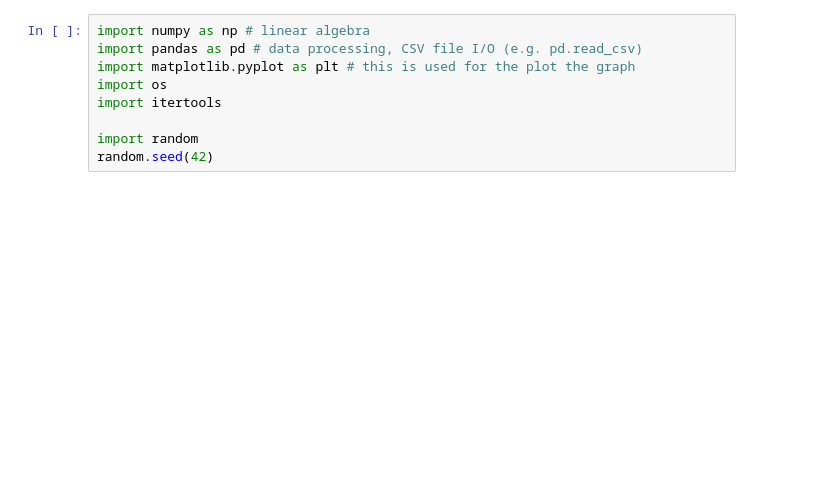
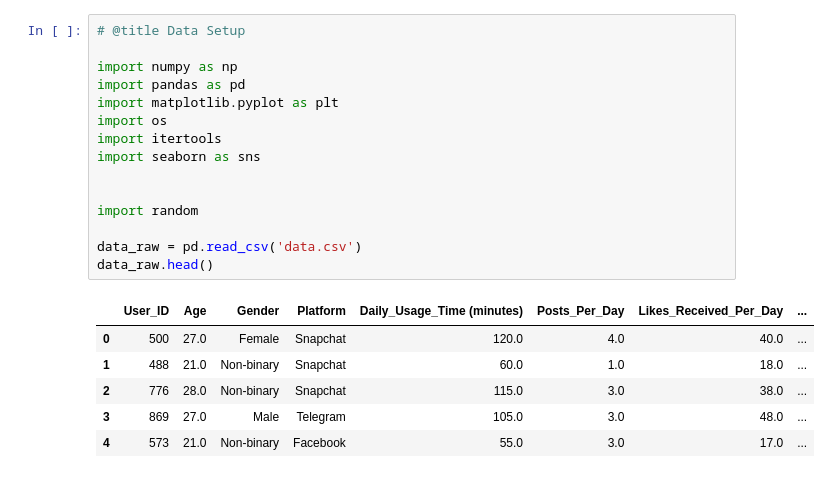
Before and after one commit to roshantaneja/ucla_cssi_2024, a Jupyter notebook: project/project.ipynb, the cells around one changed output. Drawn from its saved outputs; the diff is of its cells as text; blank space fills up the shorter version.

```diff
--- a/project/project.ipynb
+++ b/project/project.ipynb
@@ -1,9 +1,22 @@
 # %%
-import numpy as np # linear algebra
-import pandas as pd # data processing, CSV file I/O (e.g. pd.read_csv)
-import matplotlib.pyplot as plt # this is used for the plot the graph
+# @title Data Setup
+
+import numpy as np
+import pandas as pd
+import matplotlib.pyplot as plt
 import os
 import itertools
+import seaborn as sns
+
 
 import random
-random.seed(42)
+
+data_raw = pd.read_csv('data.csv')
+data_raw.head()
+# %% [output]
+|  | User_ID | Age | Gender | Platform | Daily_Usage_Time (minutes) | Posts_Per_Day | Likes_Received_Per_Day | ... |
+| 0 | 500 | 27.0 | Female | Snapchat | 120.0 | 4.0 | 40.0 | ... |
+| 1 | 488 | 21.0 | Non-binary | Snapchat | 60.0 | 1.0 | 18.0 | ... |
+| 2 | 776 | 28.0 | Non-binary | Snapchat | 115.0 | 3.0 | 38.0 | ... |
+| 3 | 869 | 27.0 | Male | Telegram | 105.0 | 3.0 | 48.0 | ... |
+| 4 | 573 | 21.0 | Non-binary | Facebook | 55.0 | 3.0 | 17.0 | ... |
```
Also changed, not shown: parts of 11 cells of this notebook, 26 other files.
